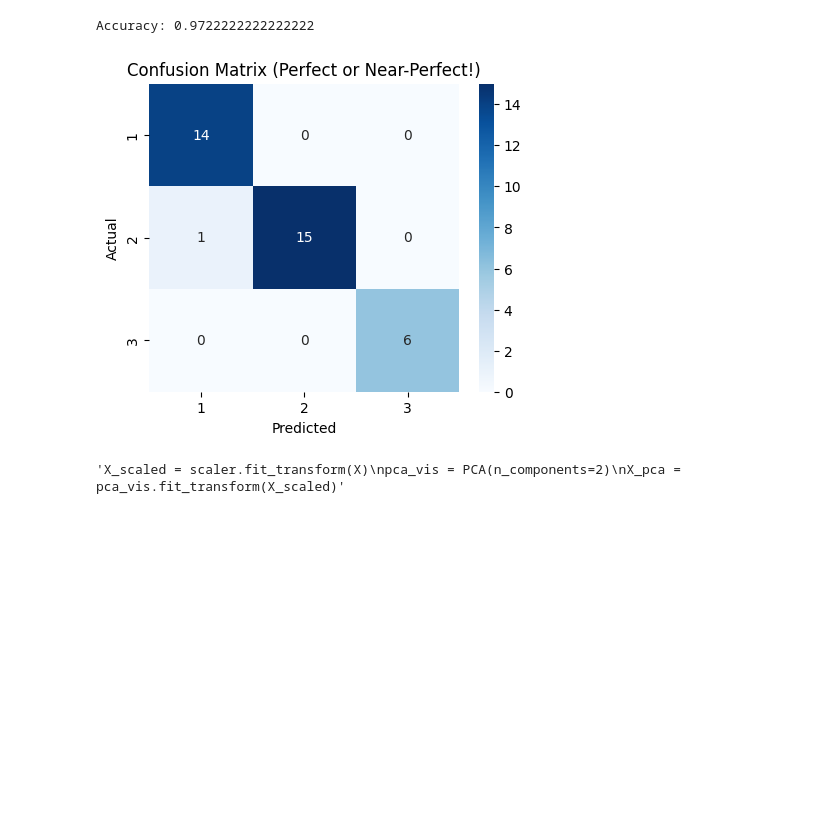
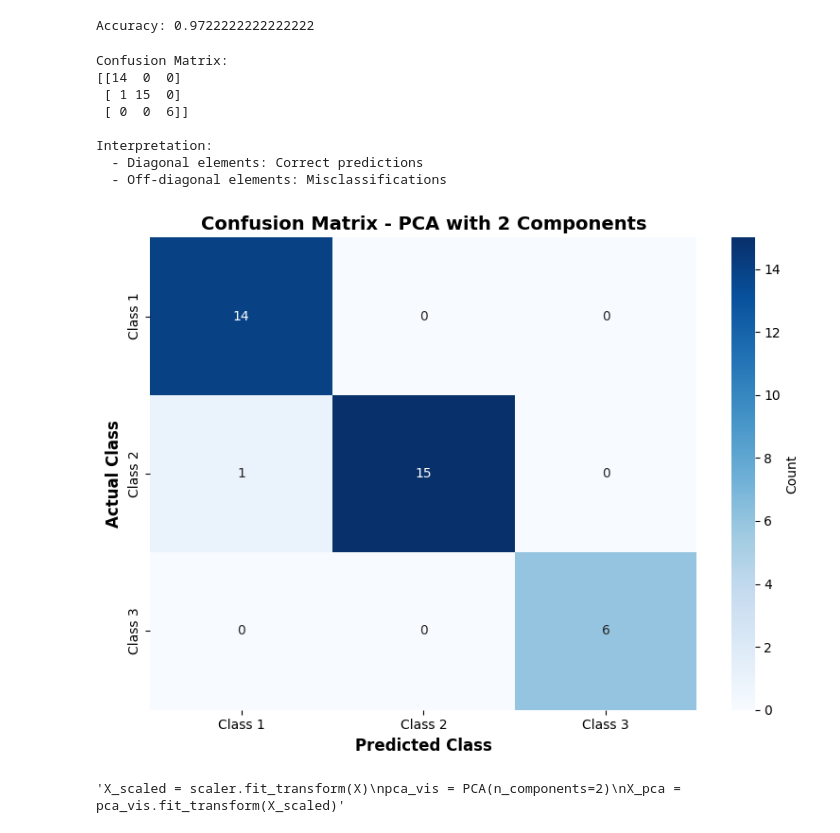
Before and after one commit to FivePesos/Ai-Math-and-Deep-Learning, a Jupyter notebook: Projects/Principal Component Analysis .ipynb, the cells around one changed output. Drawn from its saved outputs; the diff is of its cells as text; code cells hidden in the pictures; blank space fills up the shorter version.

```diff
--- a/Projects/Principal Component Analysis .ipynb
+++ b/Projects/Principal Component Analysis .ipynb
@@ -68,15 +103,33 @@ print("Accuracy:", accuracy_score(y_test, y_pred))
 Accuracy: 0.9722222222222222
 # %%
 cm = confusion_matrix(y_test, y_pred)
-plt.figure(figsize=(5,4))
+print("\nConfusion Matrix:")
+print(cm)
+print("\nInterpretation:")
+print("  - Diagonal elements: Correct predictions")
+print("  - Off-diagonal elements: Misclassifications")
+
+# Visualize Confusion Matrix
+plt.figure(figsize=(8, 6))
 sns.heatmap(cm, annot=True, fmt='d', cmap='Blues',
-            xticklabels=[1,2,3], yticklabels=[1,2,3])
-plt.xlabel('Predicted')
-plt.ylabel('Actual')
-plt.title('Confusion Matrix (Perfect or Near-Perfect!)')
+            xticklabels=['Class 1', 'Class 2', 'Class 3'],
+            yticklabels=['Class 1', 'Class 2', 'Class 3'],
+            cbar_kws={'label': 'Count'})
+plt.xlabel('Predicted Class', fontsize=12, fontweight='bold')
+plt.ylabel('Actual Class', fontsize=12, fontweight='bold')
+plt.title('Confusion Matrix - PCA with 2 Components', fontsize=14, fontweight='bold')
+plt.tight_layout()
 plt.show()
 # %% [output]
+Confusion Matrix:
+[[14  0  0]
+ [ 1 15  0]
+ [ 0  0  6]]
+
+Interpretation:
+  - Diagonal elements: Correct predictions
+  - Off-diagonal elements: Misclassifications
-[figure, old version]
+[figure, new version]
 # %%
 """X_scaled = scaler.fit_transform(X)
 pca_vis = PCA(n_components=2)
```
Also changed, not shown: parts of 9 cells of this notebook.
